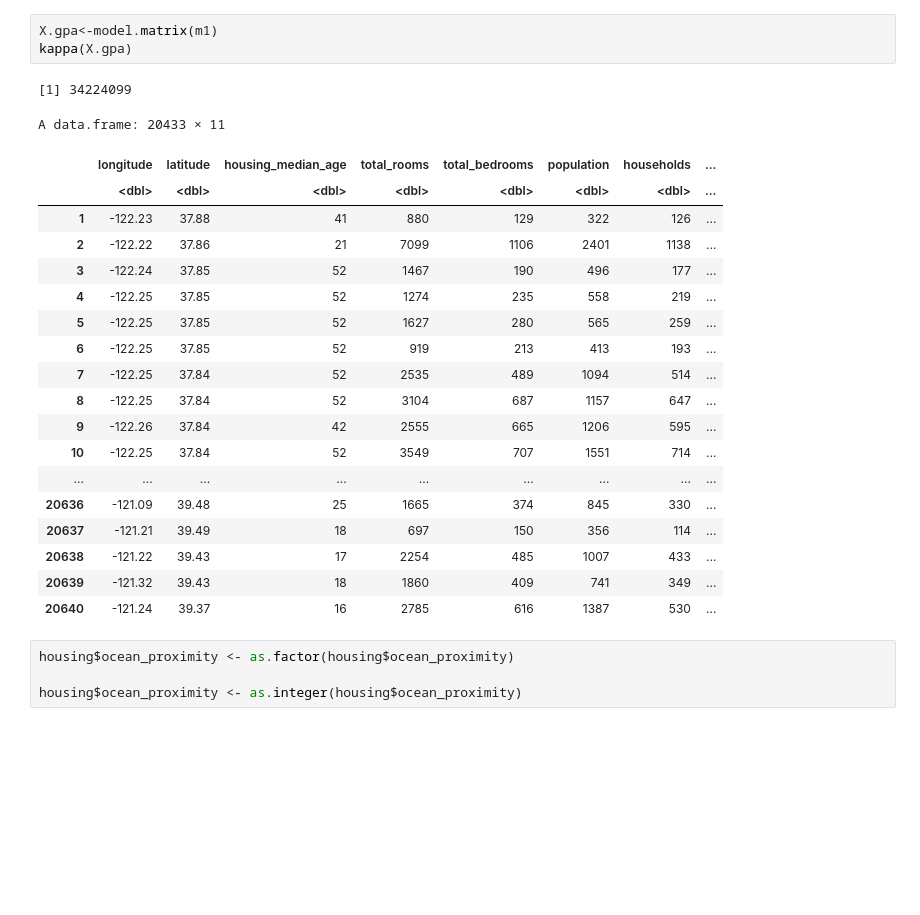
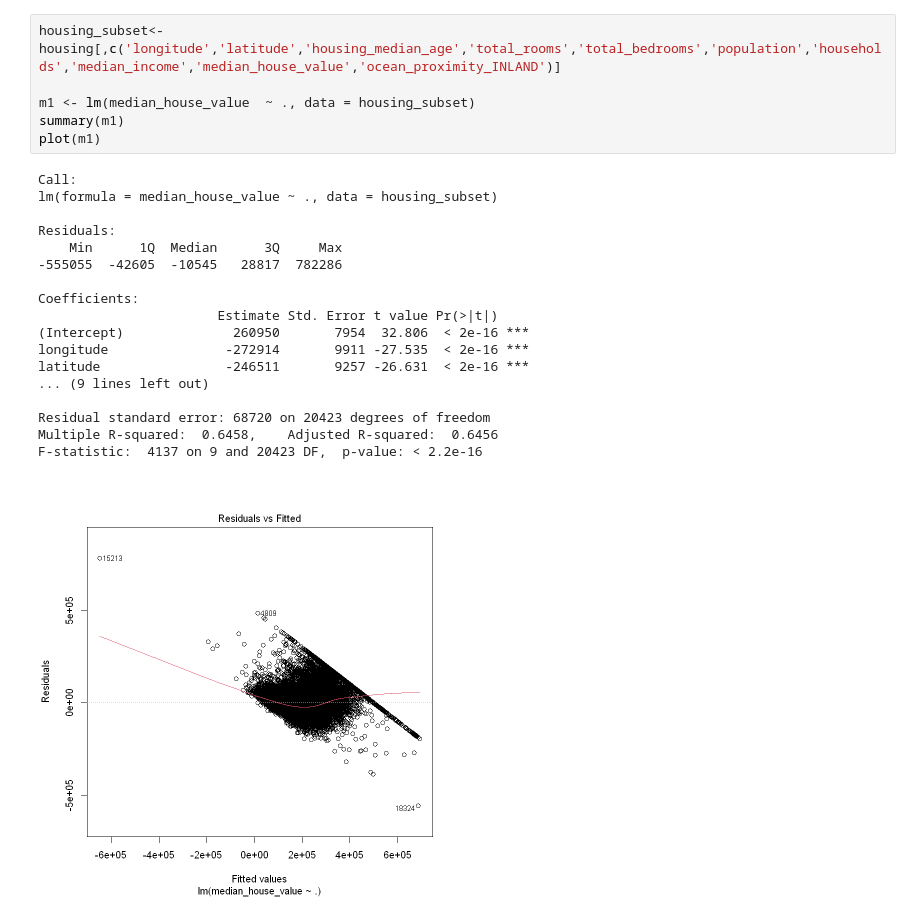
Before and after one commit to zemgabriela/Bayesian, a Jupyter notebook: bayesian_regression.ipynb, the cells around one changed output. Drawn from its saved outputs; the diff is of its cells as text; blank space fills up the shorter version.

```diff
--- a/bayesian_regression.ipynb
+++ b/bayesian_regression.ipynb
@@ -287,28 +101,25 @@ A matrix: 14 × 14 of type dbl
-# %%
-X.gpa<-model.matrix(m1)
-kappa(X.gpa)
-# %% [output]
-[1] 34224099
-A data.frame: 20433 × 11
-|  | longitude | latitude | housing_median_age | total_rooms | total_bedrooms | population | households | ... |
-|  | <dbl> | <dbl> | <dbl> | <dbl> | <dbl> | <dbl> | <dbl> | ... |
-| 1 | -122.23 | 37.88 | 41 | 880 | 129 | 322 | 126 | ... |
-| 2 | -122.22 | 37.86 | 21 | 7099 | 1106 | 2401 | 1138 | ... |
-| 3 | -122.24 | 37.85 | 52 | 1467 | 190 | 496 | 177 | ... |
-| 4 | -122.25 | 37.85 | 52 | 1274 | 235 | 558 | 219 | ... |
-| 5 | -122.25 | 37.85 | 52 | 1627 | 280 | 565 | 259 | ... |
-| 6 | -122.25 | 37.85 | 52 | 919 | 213 | 413 | 193 | ... |
-| 7 | -122.25 | 37.84 | 52 | 2535 | 489 | 1094 | 514 | ... |
-| 8 | -122.25 | 37.84 | 52 | 3104 | 687 | 1157 | 647 | ... |
-| 9 | -122.26 | 37.84 | 42 | 2555 | 665 | 1206 | 595 | ... |
-| 10 | -122.25 | 37.84 | 52 | 3549 | 707 | 1551 | 714 | ... |
-| ... | ... | ... | ... | ... | ... | ... | ... | ... |
-| 20636 | -121.09 | 39.48 | 25 | 1665 | 374 | 845 | 330 | ... |
-| 20637 | -121.21 | 39.49 | 18 | 697 | 150 | 356 | 114 | ... |
-| 20638 | -121.22 | 39.43 | 17 | 2254 | 485 | 1007 | 433 | ... |
-| 20639 | -121.32 | 39.43 | 18 | 1860 | 409 | 741 | 349 | ... |
-| 20640 | -121.24 | 39.37 | 16 | 2785 | 616 | 1387 | 530 | ... |
-# %%
-housing$ocean_proximity <- as.factor(housing$ocean_proximity)
-
-housing$ocean_proximity <- as.integer(housing$ocean_proximity)
+# %%
+housing_subset<-housing[,c('longitude','latitude','housing_median_age','total_rooms','total_bedrooms','population','households','median_income','median_house_value','ocean_proximity_INLAND')]
+
+m1 <- lm(median_house_value	 ~ ., data = housing_subset)
+summary(m1)
+plot(m1)
+# %% [output]
+Call:
+lm(formula = median_house_value ~ ., data = housing_subset)
+
+Residuals:
+    Min      1Q  Median      3Q     Max
+-555055  -42605  -10545   28817  782286
+
+Coefficients:
+                       Estimate Std. Error t value Pr(>|t|)
+(Intercept)              260950       7954  32.806  < 2e-16 ***
+longitude               -272914       9911 -27.535  < 2e-16 ***
+latitude                -246511       9257 -26.631  < 2e-16 ***
+... (9 lines left out)
+
+Residual standard error: 68720 on 20423 degrees of freedom
+Multiple R-squared:  0.6458,    Adjusted R-squared:  0.6456
+F-statistic:  4137 on 9 and 20423 DF,  p-value: < 2.2e-16
+[figure, added]
```
Also changed, not shown: parts of 35 cells of this notebook.
